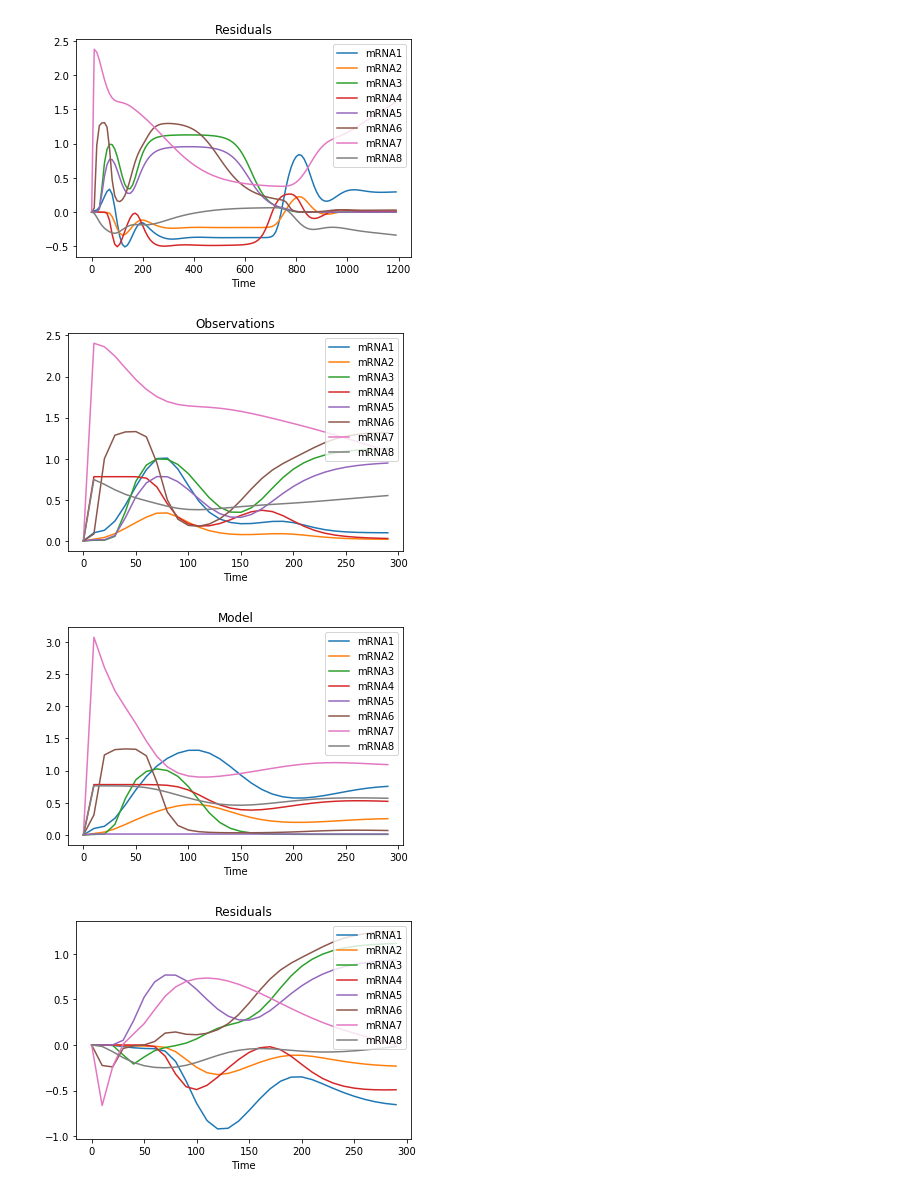
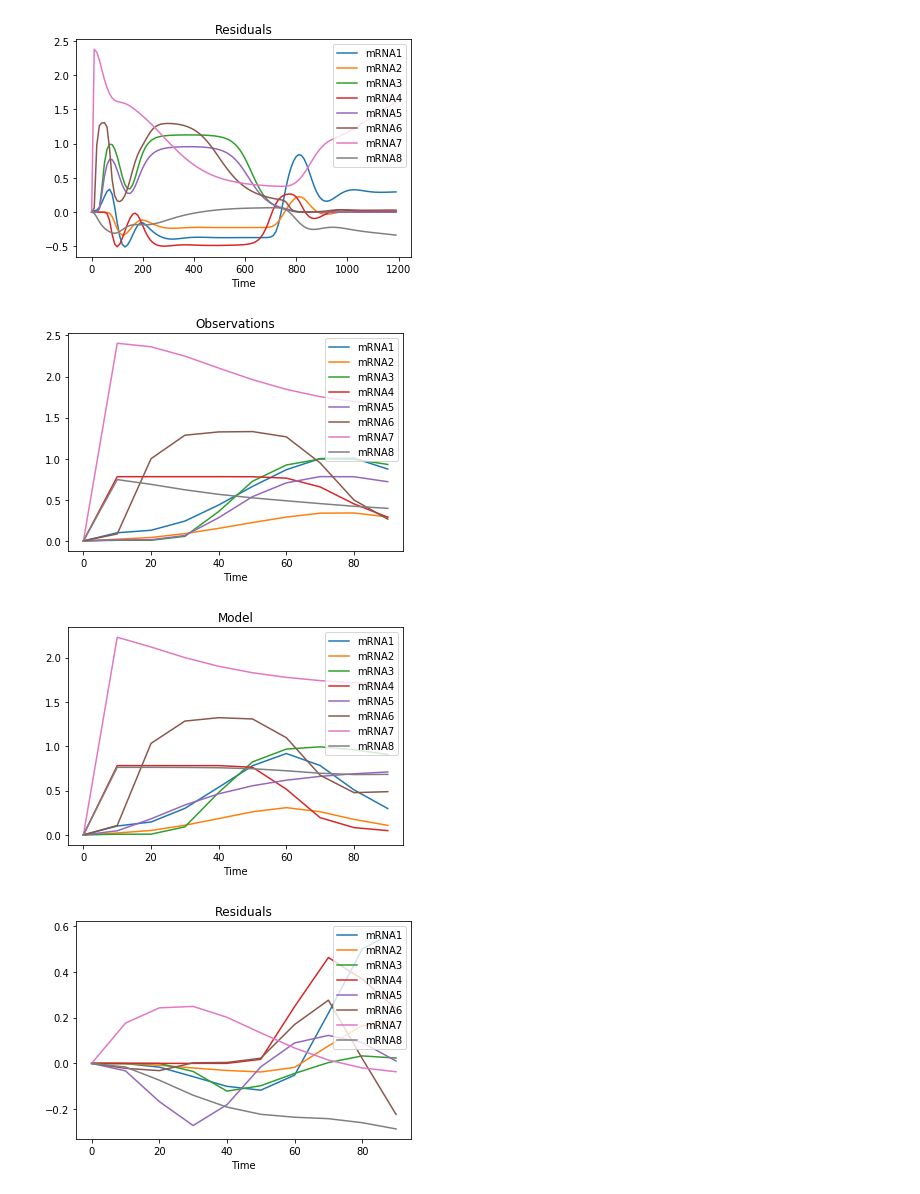
Before and after one commit to ModelEngineering/advancing-biomedical-models, a Jupyter notebook: lectures/lecture_17/lecture_17_Generating_Models.ipynb, the cells around one changed output. Drawn from its saved outputs; the diff is of its cells as text; code cells hidden in the pictures.

Commit message:
Explore candidate models

```diff
--- a/lectures/lecture_17/lecture_17_Generating_Models.ipynb
+++ b/lectures/lecture_17/lecture_17_Generating_Models.ipynb
@@ -169,14 +169,17 @@ parameters = mg.runExperiment(df_rnaseq, network.model, ["Vm1"])
 # %%
 # Updating the model
 network = gn.GeneNetwork()  # By default, uses the correct initial network
 # Update with the replacement for Gene 7
 network.update(['7+1A-7'])
+network.update(['5+7','7+1A-7'])
+network.update(['5+7','7-7'])
+network.update(['4-3','5+7','7-7'])
 # Generate the network
 network.generate()
-initial_parameters = network.parameters  # Full set of parameters. Runs a long time
-initial_parameters = ["Vm7", "H7", "K1_7", "K2_7", "K3_7"]  # Give a subset so runs faster
-new_parameters = mg.runExperiment(df_rnaseq, network.model, initial_parameters, sim_time=300)
+# Just optimize the parameters that are initialized to 0, new_parameters
+new_parameters = mg.runExperiment(df_rnaseq, network.model, network.new_parameters,
+                                  sim_time=100)
 # %% [output]
-[figure, old version]
+[figure, new version]
-[figure, old version]
+[figure, new version]
-[figure, old version]
+[figure, new version]
```
Also changed, not shown: parts of 3 cells of this notebook.
